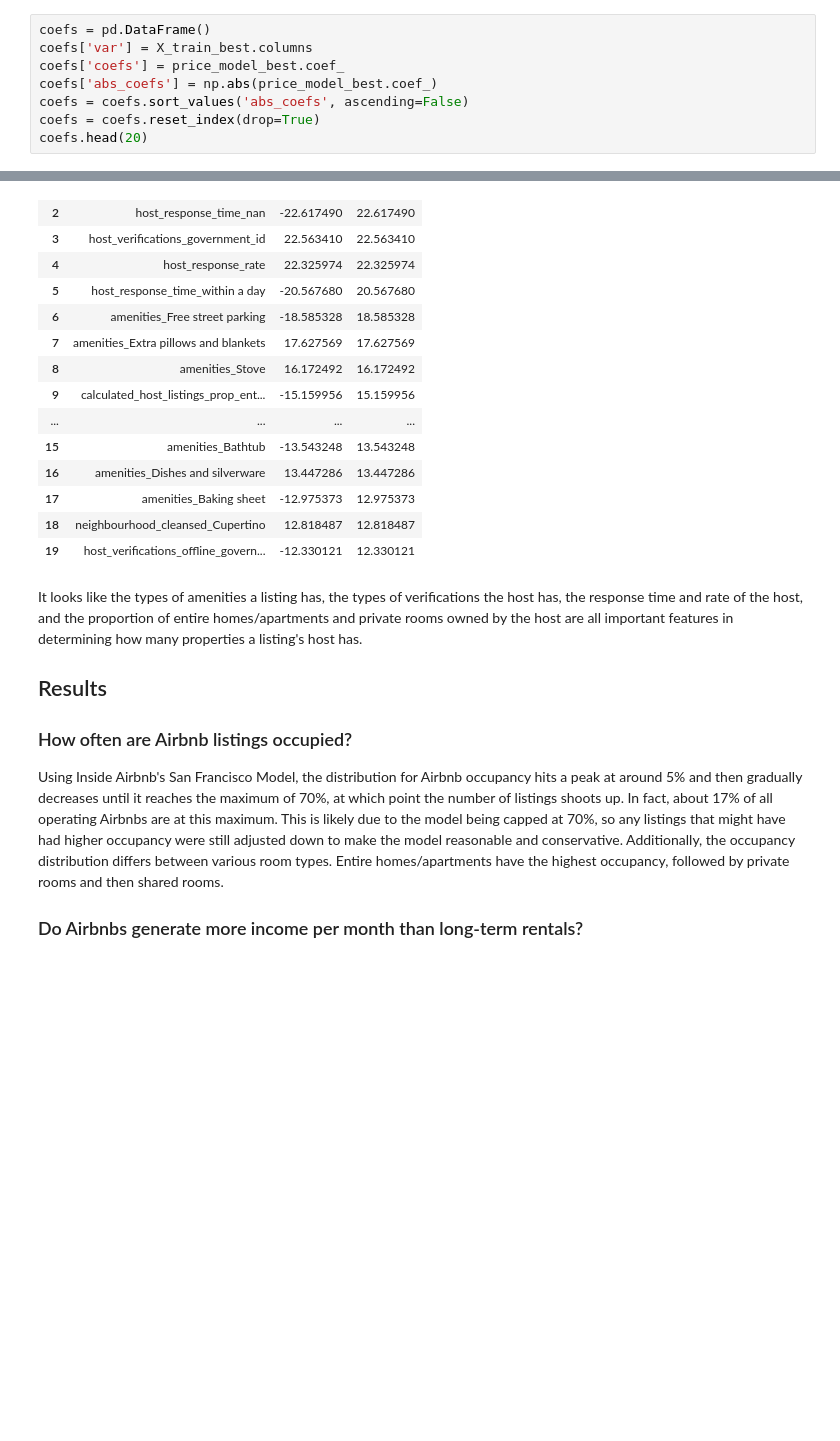
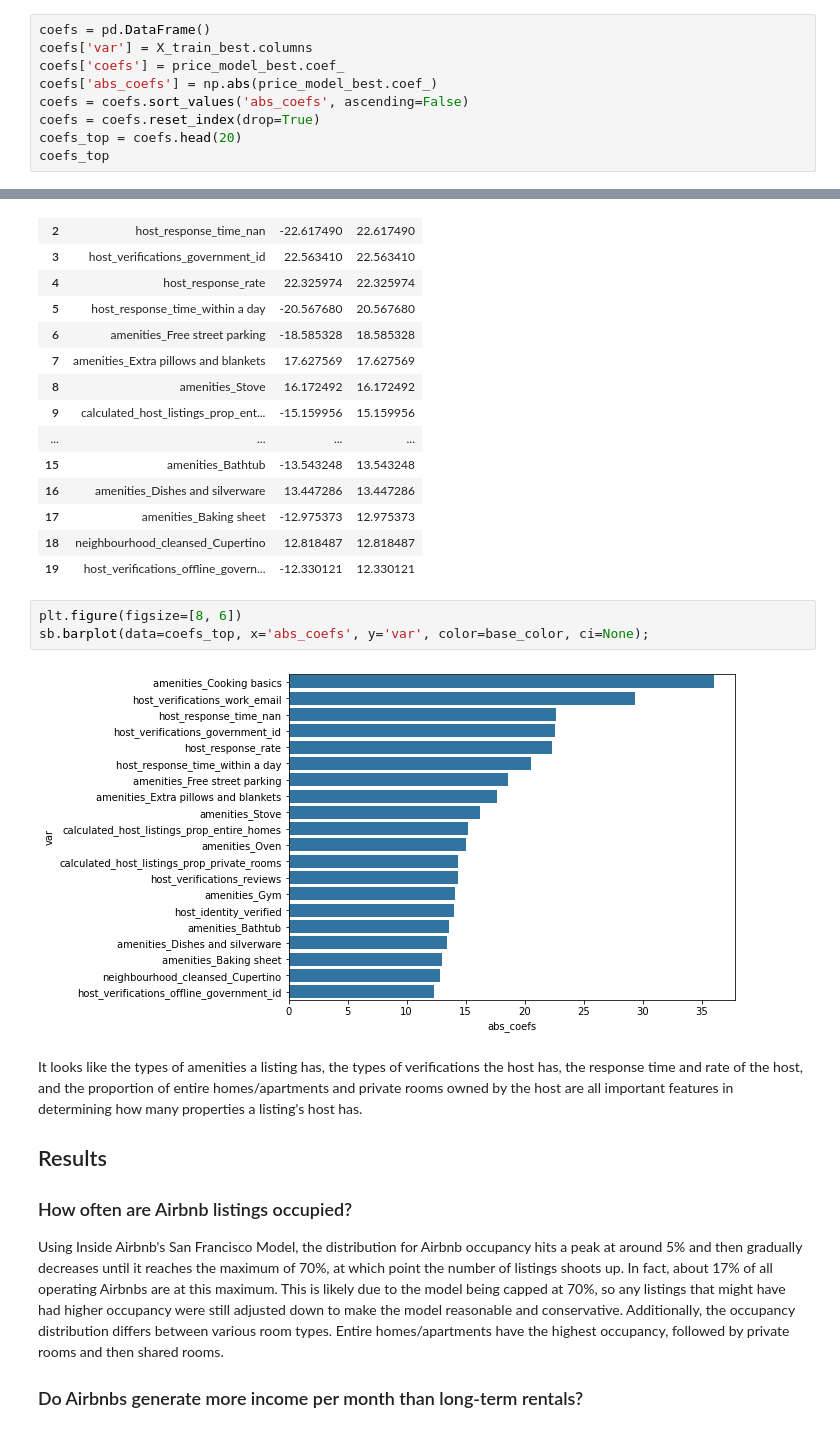
Before and after one commit to evanchen13/scc-airbnb, a Jupyter notebook: scc-airbnb.ipynb, the cells around one changed output, grey strips where cells are left out. Drawn from its saved outputs; the diff is of its cells as text; blank space fills up the shorter version.

Commit message:
feat: Add visualization for top coefficients

```diff
--- a/scc-airbnb.ipynb
+++ b/scc-airbnb.ipynb
@@ -1054,7 +1054,8 @@ coefs['coefs'] = price_model_best.coef_
 coefs['abs_coefs'] = np.abs(price_model_best.coef_)
 coefs = coefs.sort_values('abs_coefs', ascending=False)
 coefs = coefs.reset_index(drop=True)
-coefs.head(20)
+coefs_top = coefs.head(20)
+coefs_top
 # %% [output]
 |  | var | coefs | abs_coefs |
 | 0 | amenities_Cooking basics | -36.000491 | 36.000491 |
@@ -1073,6 +1074,11 @@ coefs.head(20)
 | 17 | amenities_Baking sheet | -12.975373 | 12.975373 |
 | 18 | neighbourhood_cleansed_Cupertino | 12.818487 | 12.818487 |
 | 19 | host_verifications_offline_govern... | -12.330121 | 12.330121 |
+# %%
+plt.figure(figsize=[8, 6])
+sb.barplot(data=coefs_top, x='abs_coefs', y='var', color=base_color, ci=None);
+# %% [output]
+[figure, added]
 # %% [markdown]
 It looks like the types of amenities a listing has, the types of verifications the host has, the response time and rate of the host, and the proportion of entire homes/apartments and private rooms owned by the host are all important features in determining how many properties a listing's host has.
 
```
